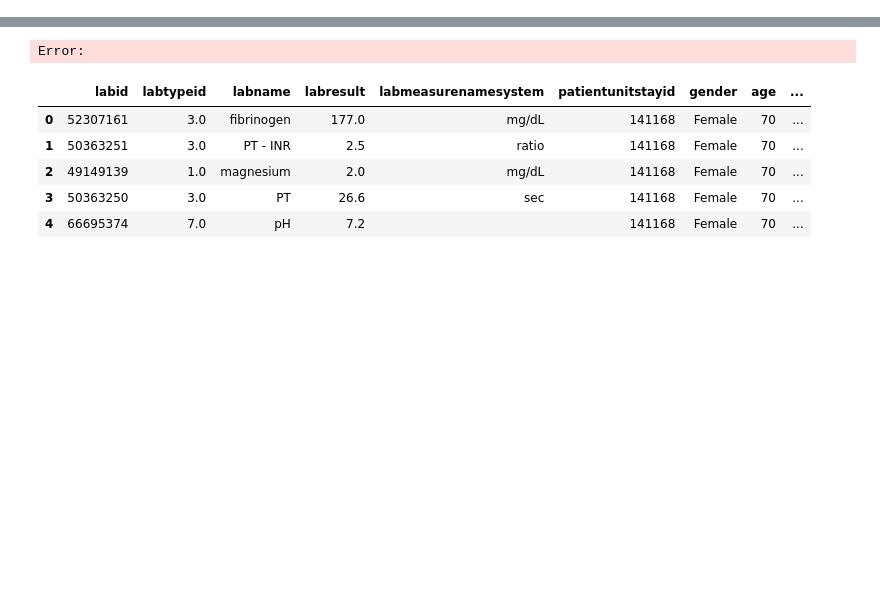
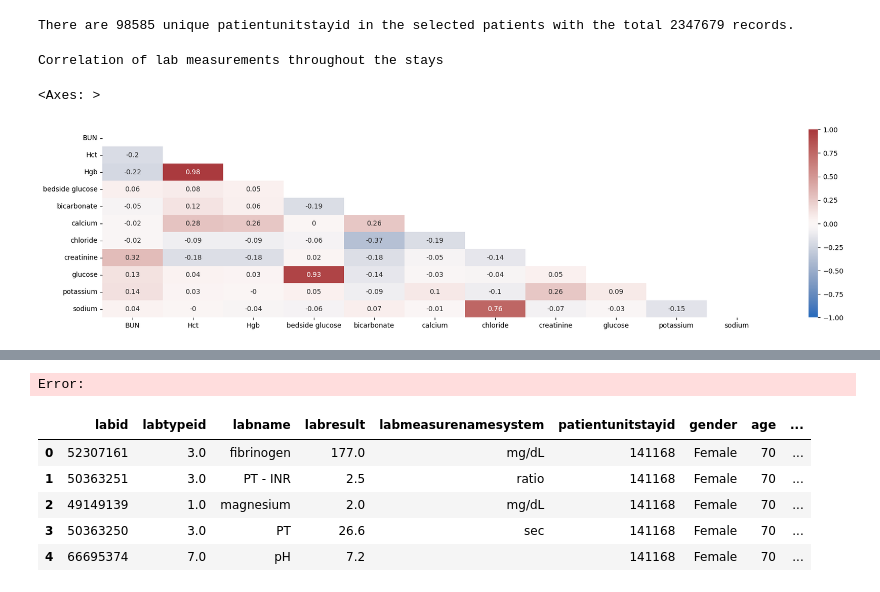
Before and after one commit to joy628/master-project, a Jupyter notebook: data-preprocessing/lab.ipynb, the cells around one changed output, grey strips where cells are left out. Cells and saved outputs as stored; diff of their text form; code cells hidden in the pictures; blank space fills up the shorter version.

```diff
--- a/data-preprocessing/lab.ipynb
+++ b/data-preprocessing/lab.ipynb
@@ -0,0 +92,4 @@
+# %%
+min_missingness = 80
+vitals_to_include = missing_ratio[missing_ratio['missing ratio'] < min_missingness].index.values.tolist()
+vitals_to_include
@@ -0,0 +108,3 @@
+# %%
+lab_ = lab[vitals_to_include]
+lab_.describe()
@@ -0,0 +141,15 @@
+# %%
+selected_lab_p=len(list(lab_.index.get_level_values('patientunitstayid').unique()))
+selected_lab_x=len(lab_)
+print("There are {} unique patientunitstayid in the selected patients with the total {} records.".format(selected_lab_p,selected_lab_x))
+# %% [output]
+There are 98585 unique patientunitstayid in the selected patients with the total 2347679 records.
+# %%
+matrix = lab_.corr().round(2)
+mask = np.triu(np.ones_like(matrix, dtype=bool))
+print('Correlation of lab measurements throughout the stays')
+sns.heatmap(matrix, annot=True, vmin = -1, vmax = 1, cmap='vlag', mask=mask)
+# %% [output]
+Correlation of lab measurements throughout the stays
+<Axes: >
+[figure, added]
```
Also changed, not shown: parts of 18 cells of this notebook, 5 other files.
